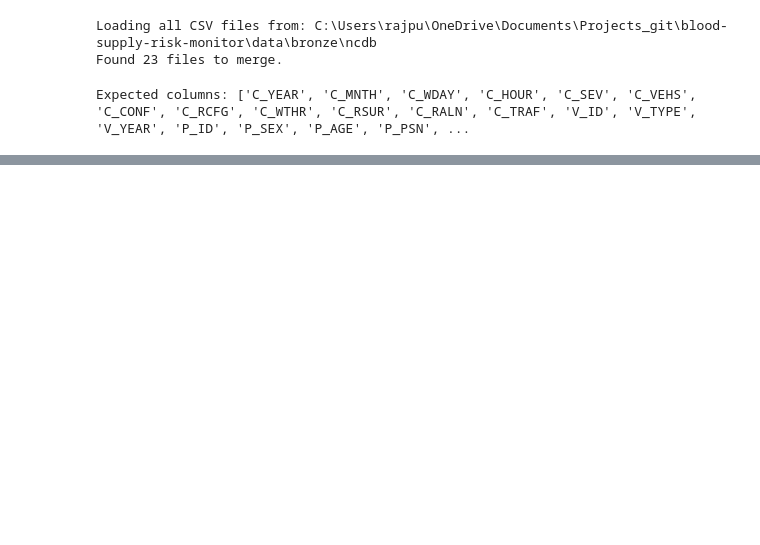
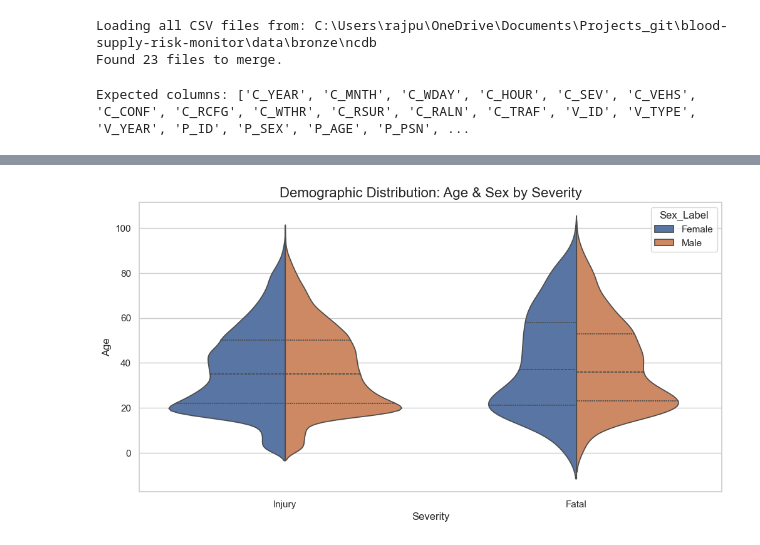
Before and after one commit to Hit-rajput/blood-supply-risk-monitor, a Jupyter notebook: notebooks/explotory_analysis_NCDB.ipynb, the cells around one changed output, grey strips where cells are left out. Saved outputs shown, nothing was run; the diff lists cells and outputs as text; code cells hidden in the pictures; blank space fills up the shorter version.

```diff
--- a/notebooks/explotory_analysis_NCDB.ipynb
+++ b/notebooks/explotory_analysis_NCDB.ipynb
@@ -371,0 +326,17 @@ plt.show()
+# %%
+if 'Sex_Label' in df_final.columns and 'Severity_Label' in df_final.columns:
+    # Filter "Unknown" sex and sample 100k rows for performance
+    demo_dist = (
+        df_final[df_final["Sex_Label"] != "Unknown"]
+        [['P_AGE', 'Sex_Label', 'Severity_Label']]
+        .sample(n=100000, random_state=42)
+    )
+
+    plt.figure(figsize=(12, 6))
+    sns.violinplot(data=demo_dist, x="Severity_Label", y="P_AGE", hue="Sex_Label", split=True, inner="quart")
+    plt.title("Demographic Distribution: Age & Sex by Severity", fontsize=16)
+    plt.xlabel("Severity")
+    plt.ylabel("Age")
+    plt.show()
+# %% [output]
+[figure, added]
```
Also changed, not shown: parts of 28 cells of this notebook.
